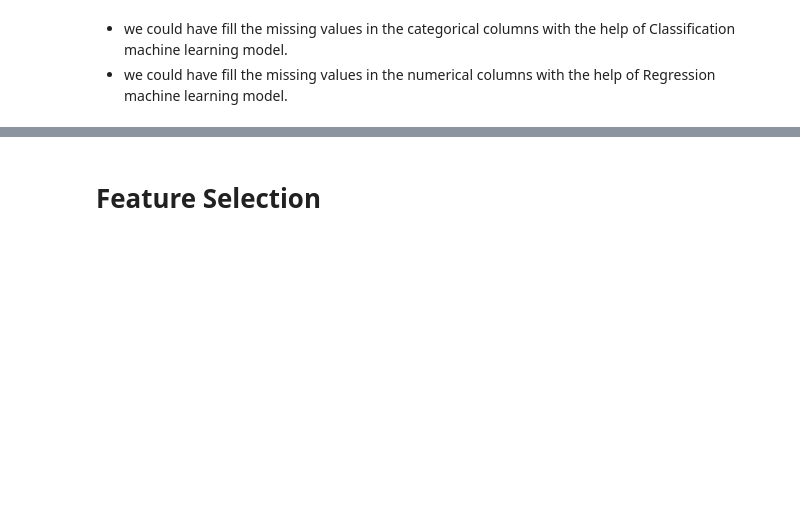
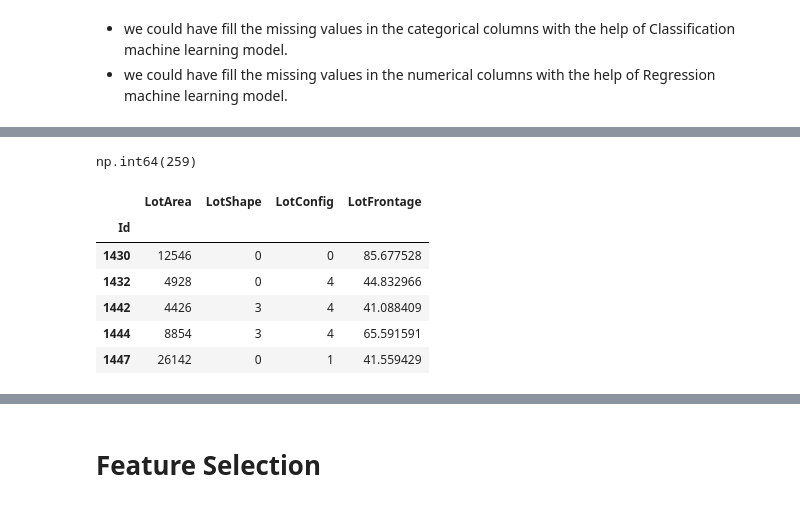
Before and after one commit to jenasandeep/Recreating-99-core_ML_Projects, a Jupyter notebook: 1-House Price Prediction/notebooks/1-initial-eda.ipynb, the cells around one changed output, grey strips where cells are left out. Drawn from its saved outputs; the diff is of its cells as text; code cells hidden in the pictures; blank space fills up the shorter version.

```diff
--- a/1-House Price Prediction/notebooks/1-initial-eda.ipynb
+++ b/1-House Price Prediction/notebooks/1-initial-eda.ipynb
@@ -1990,0 +2142,2 @@ df.shape
+# %%
+df_LotFrontage_Xgboost = df[['LotArea', 'LotShape', 'LotConfig', 'LotFrontage']].copy()
@@ -1990,0 +2222,22 @@ df.shape
+# %%
+df_LotFrontage_Xgboost['LotFrontage'].isnull().sum()
+# %% [output]
+np.int64(259)
+# %%
+prediction = xgb_model.predict(df_LotFrontage_Xgboost[df_LotFrontage_Xgboost['LotFrontage'].isnull()][['LotArea', 'LotShape', 'LotConfig']])
+# %%
+# Get the indices where LotFrontage is null
+null_indices = df_LotFrontage_Xgboost[df_LotFrontage_Xgboost['LotFrontage'].isnull()].index
+
+# Assign the predictions to those null values
+df_LotFrontage_Xgboost.loc[null_indices, 'LotFrontage'] = prediction
+# %%
+df_LotFrontage_Xgboost.loc[null_indices].tail()
+# %% [output]
+|  | LotArea | LotShape | LotConfig | LotFrontage |
+| Id |  |  |  |  |
+| 1430 | 12546 | 0 | 0 | 85.677528 |
+| 1432 | 4928 | 0 | 4 | 44.832966 |
+| 1442 | 4426 | 3 | 4 | 41.088409 |
+| 1444 | 8854 | 3 | 4 | 65.591591 |
+| 1447 | 26142 | 0 | 1 | 41.559429 |
```
Also changed, not shown: parts of 34 cells of this notebook, 12 other files.
